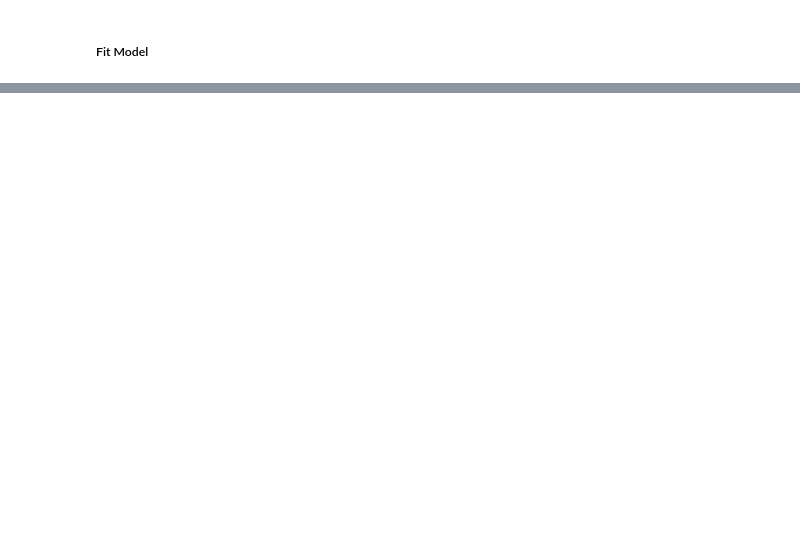
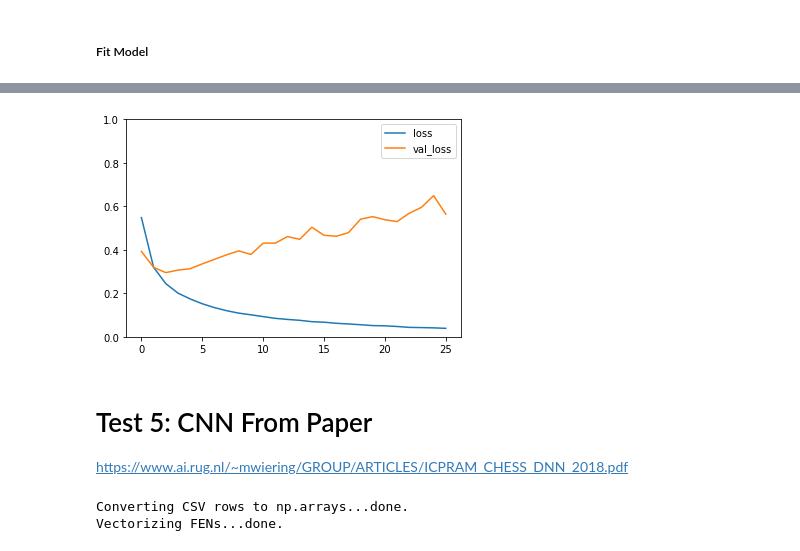
Before and after one commit to jdwalbur/CS254MLFinalProject, a Jupyter notebook: final-project.ipynb, the cells around one changed output, grey strips where cells are left out. Saved outputs shown, nothing was run; the diff lists cells and outputs as text; code cells hidden in the pictures; blank space fills up the shorter version.

```diff
--- a/final-project.ipynb
+++ b/final-project.ipynb
@@ -1453,0 +1621,8 @@ plt.show()
+# %%
+plt.plot(paper_model_history.history['loss'], label='loss')
+plt.plot(paper_model_history.history['val_loss'], label='val_loss')
+plt.legend()
+plt.ylim(0, 1)
+plt.show()
+# %% [output]
+[figure, added]
@@ -1453,0 +1632,36 @@ plt.show()
+# %% [markdown]
+# Test 5: CNN From Paper
+
+https://www.ai.rug.nl/~mwiering/GROUP/ARTICLES/ICPRAM_CHESS_DNN_2018.pdf
+# %%
+config = {
+    'sample_size': 100_000,
+}
+
+X, y = load_moves_data(
+    csv_filename='data/lichess_db_standard_rated_2015-09___cleaned___data_no_max_moves_per_game_cp.csv',
+    sample_size=config['sample_size'],
+    max_population=300_000,
+    include_numeric=False,
+    include_fens=True,
+    vectorize_fens=True,
+    include_target=True,
+    split_X_y=True,
+    split_numeric_fens=False,
+    target_class_threshold=None,
+)
+
+# Set categories based on CP score (not CPL)
+new_y = []
+for cp in y:
+    if cp < -150:
+        new_y.append(-1)
+    elif cp < 150:
+        new_y.append(0)
+    else:
+        new_y.append(1)
+y = np.array(new_y)
+y = ks.utils.to_categorical(y, num_classes=3)
+# %% [output]
+Converting CSV rows to np.arrays...done.
+Vectorizing FENs...done.
```
Also changed, not shown: parts of 50 cells of this notebook.
